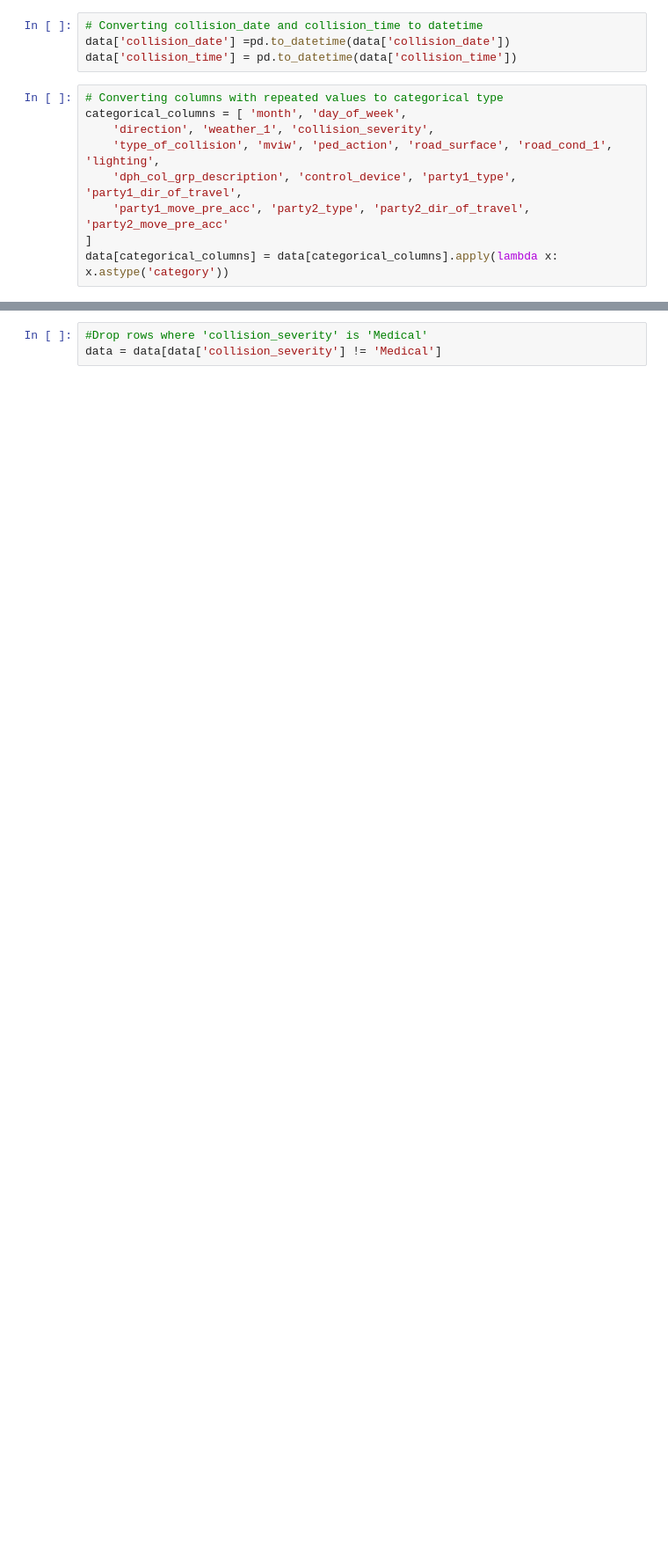
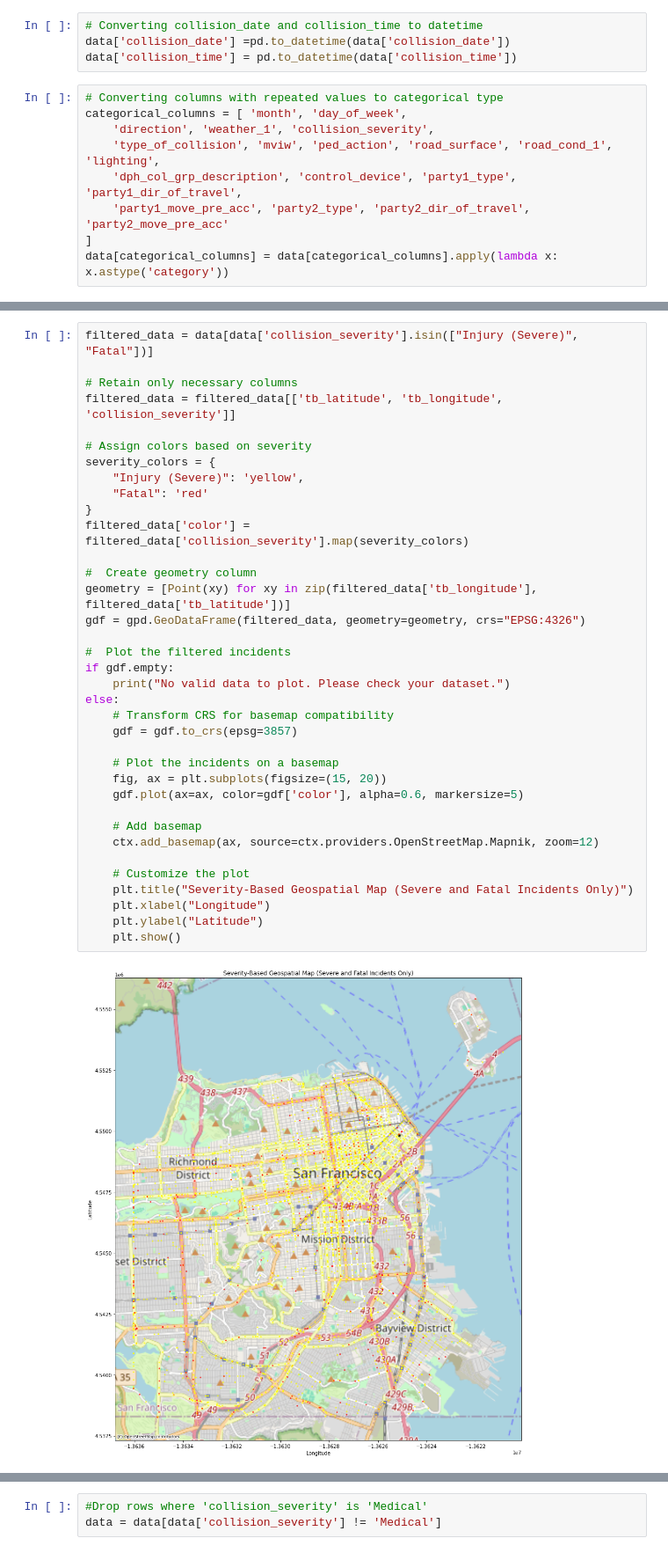
Before and after one commit to JmercyA/CAPSTONE-PROJECT-GROUP-3, a Jupyter notebook: Index.ipynb, the cells around one changed output, grey strips where cells are left out. Shown at 88% size. Drawn from its saved outputs; the diff is of its cells as text; blank space fills up the shorter version.

```diff
--- a/Index.ipynb
+++ b/Index.ipynb
@@ -382,0 +399,38 @@ Name: collision_severity, dtype: int64
+# %%
+filtered_data = data[data['collision_severity'].isin(["Injury (Severe)", "Fatal"])]
+
+# Retain only necessary columns
+filtered_data = filtered_data[['tb_latitude', 'tb_longitude', 'collision_severity']]
+
+# Assign colors based on severity
+severity_colors = {
+    "Injury (Severe)": 'yellow',
+    "Fatal": 'red'
+}
+filtered_data['color'] = filtered_data['collision_severity'].map(severity_colors)
+
+#  Create geometry column
+geometry = [Point(xy) for xy in zip(filtered_data['tb_longitude'], filtered_data['tb_latitude'])]
+gdf = gpd.GeoDataFrame(filtered_data, geometry=geometry, crs="EPSG:4326")
+
+#  Plot the filtered incidents
+if gdf.empty:
+    print("No valid data to plot. Please check your dataset.")
+else:
+    # Transform CRS for basemap compatibility
+    gdf = gdf.to_crs(epsg=3857)
+
+    # Plot the incidents on a basemap
+    fig, ax = plt.subplots(figsize=(15, 20))
+    gdf.plot(ax=ax, color=gdf['color'], alpha=0.6, markersize=5)
+
+    # Add basemap
+    ctx.add_basemap(ax, source=ctx.providers.OpenStreetMap.Mapnik, zoom=12)
+
+    # Customize the plot
+    plt.title("Severity-Based Geospatial Map (Severe and Fatal Incidents Only)")
+    plt.xlabel("Longitude")
+    plt.ylabel("Latitude")
+    plt.show()
+# %% [output]
+[figure, added]
```
Also changed, not shown: parts of 37 cells of this notebook, 4 other files.
